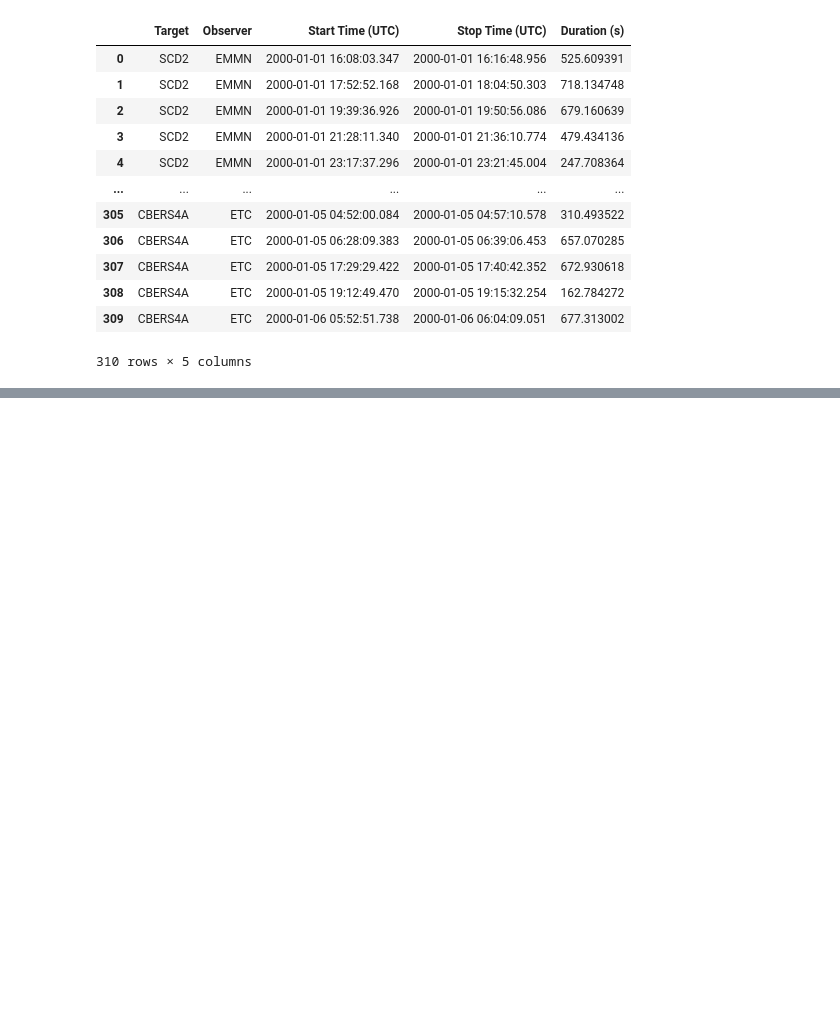
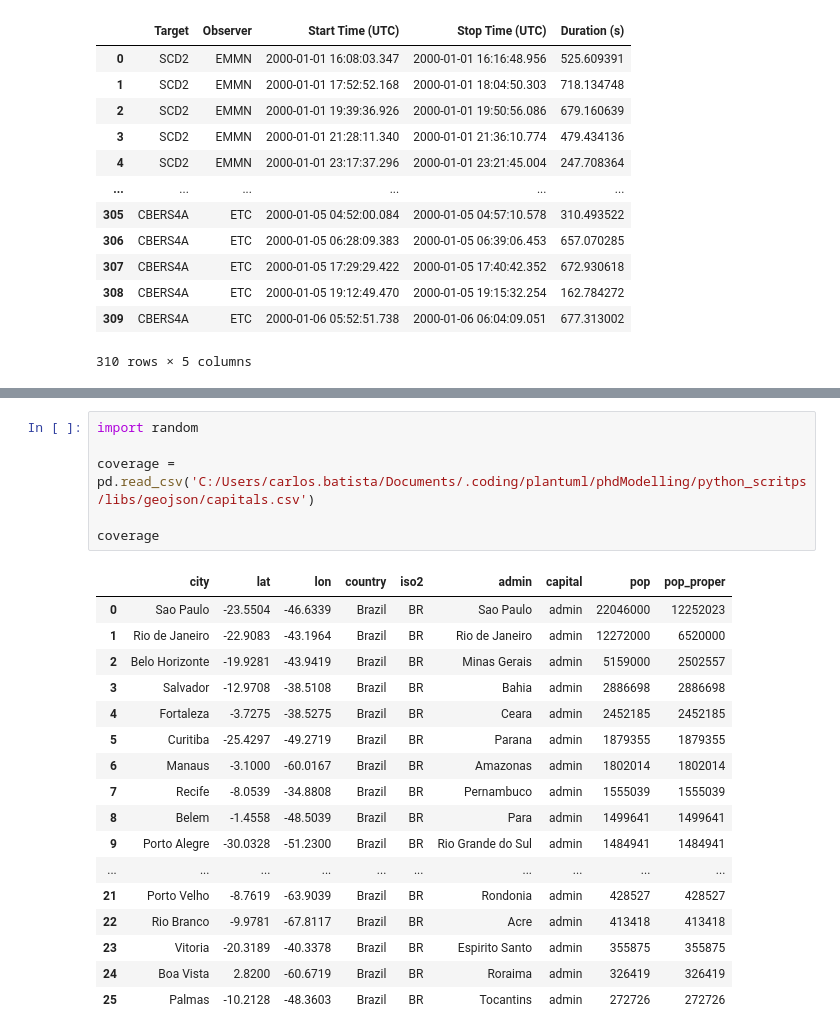
Before and after one commit to clgbatista/phdModelling, a Jupyter notebook: python_scritps/notebooks/parcing_csv.ipynb, the cells around one changed output, grey strips where cells are left out. Saved outputs shown, nothing was run; the diff lists cells and outputs as text; blank space fills up the shorter version.

```diff
--- a/python_scritps/notebooks/parcing_csv.ipynb
+++ b/python_scritps/notebooks/parcing_csv.ipynb
@@ -74,0 +156,24 @@ TypeError: float() argument must be a string or a real number, not 'Timedelta'
+# %%
+import random
+
+coverage = pd.read_csv('C:/Users/carlos.batista/Documents/.coding/plantuml/phdModelling/python_scritps/libs/geojson/capitals.csv')
+
+coverage
+# %% [output]
+|  | city | lat | lon | country | iso2 | admin | capital | pop | pop_proper |
+| 0 | Sao Paulo | -23.5504 | -46.6339 | Brazil | BR | Sao Paulo | admin | 22046000 | 12252023 |
+| 1 | Rio de Janeiro | -22.9083 | -43.1964 | Brazil | BR | Rio de Janeiro | admin | 12272000 | 6520000 |
+| 2 | Belo Horizonte | -19.9281 | -43.9419 | Brazil | BR | Minas Gerais | admin | 5159000 | 2502557 |
+| 3 | Salvador | -12.9708 | -38.5108 | Brazil | BR | Bahia | admin | 2886698 | 2886698 |
+| 4 | Fortaleza | -3.7275 | -38.5275 | Brazil | BR | Ceara | admin | 2452185 | 2452185 |
+| 5 | Curitiba | -25.4297 | -49.2719 | Brazil | BR | Parana | admin | 1879355 | 1879355 |
+| 6 | Manaus | -3.1000 | -60.0167 | Brazil | BR | Amazonas | admin | 1802014 | 1802014 |
+| 7 | Recife | -8.0539 | -34.8808 | Brazil | BR | Pernambuco | admin | 1555039 | 1555039 |
+| 8 | Belem | -1.4558 | -48.5039 | Brazil | BR | Para | admin | 1499641 | 1499641 |
+| 9 | Porto Alegre | -30.0328 | -51.2300 | Brazil | BR | Rio Grande do Sul | admin | 1484941 | 1484941 |
+| ... | ... | ... | ... | ... | ... | ... | ... | ... | ... |
+| 21 | Porto Velho | -8.7619 | -63.9039 | Brazil | BR | Rondonia | admin | 428527 | 428527 |
+| 22 | Rio Branco | -9.9781 | -67.8117 | Brazil | BR | Acre | admin | 413418 | 413418 |
+| 23 | Vitoria | -20.3189 | -40.3378 | Brazil | BR | Espirito Santo | admin | 355875 | 355875 |
+| 24 | Boa Vista | 2.8200 | -60.6719 | Brazil | BR | Roraima | admin | 326419 | 326419 |
+| 25 | Palmas | -10.2128 | -48.3603 | Brazil | BR | Tocantins | admin | 272726 | 272726 |
```
Also changed, not shown: parts of 8 cells of this notebook, 3 other files.
